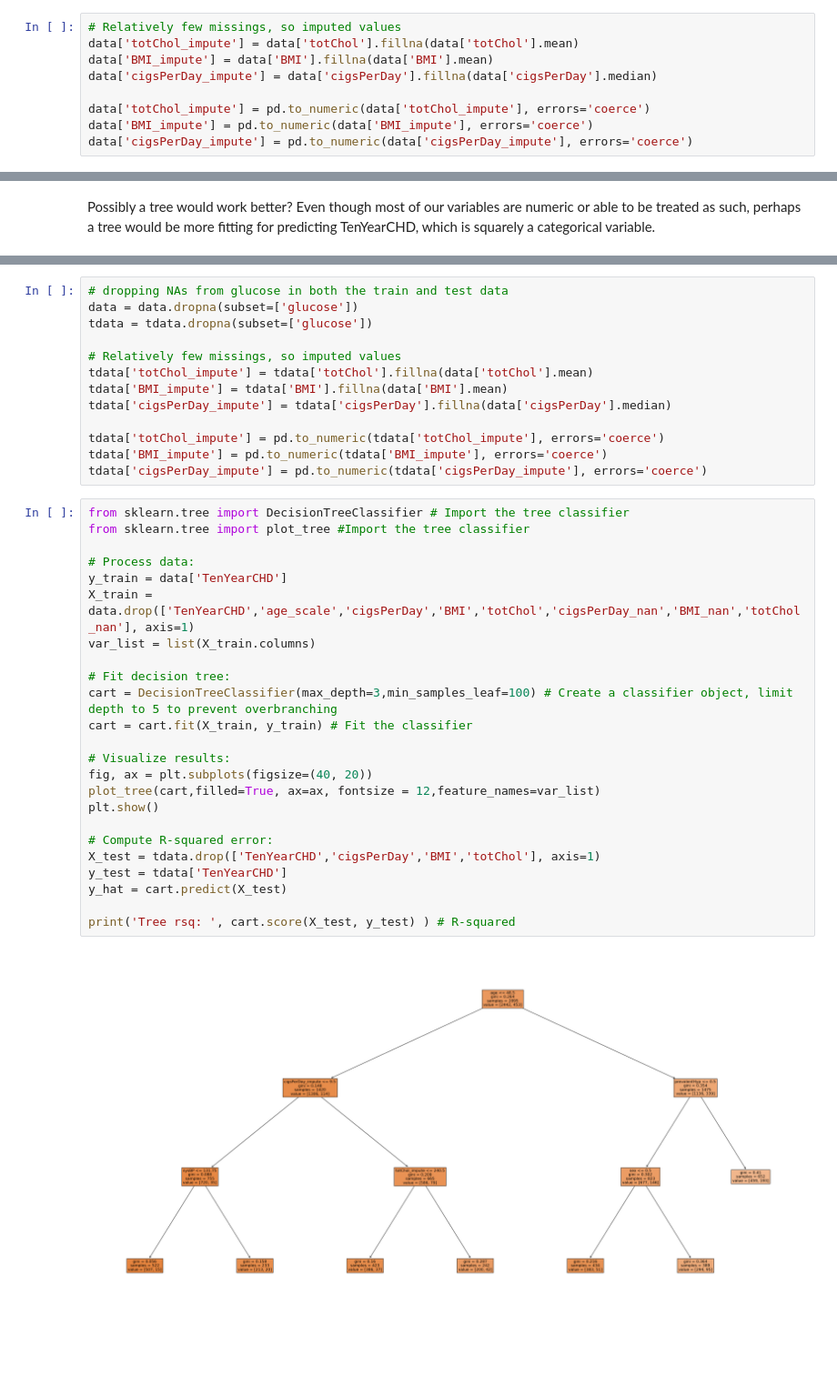
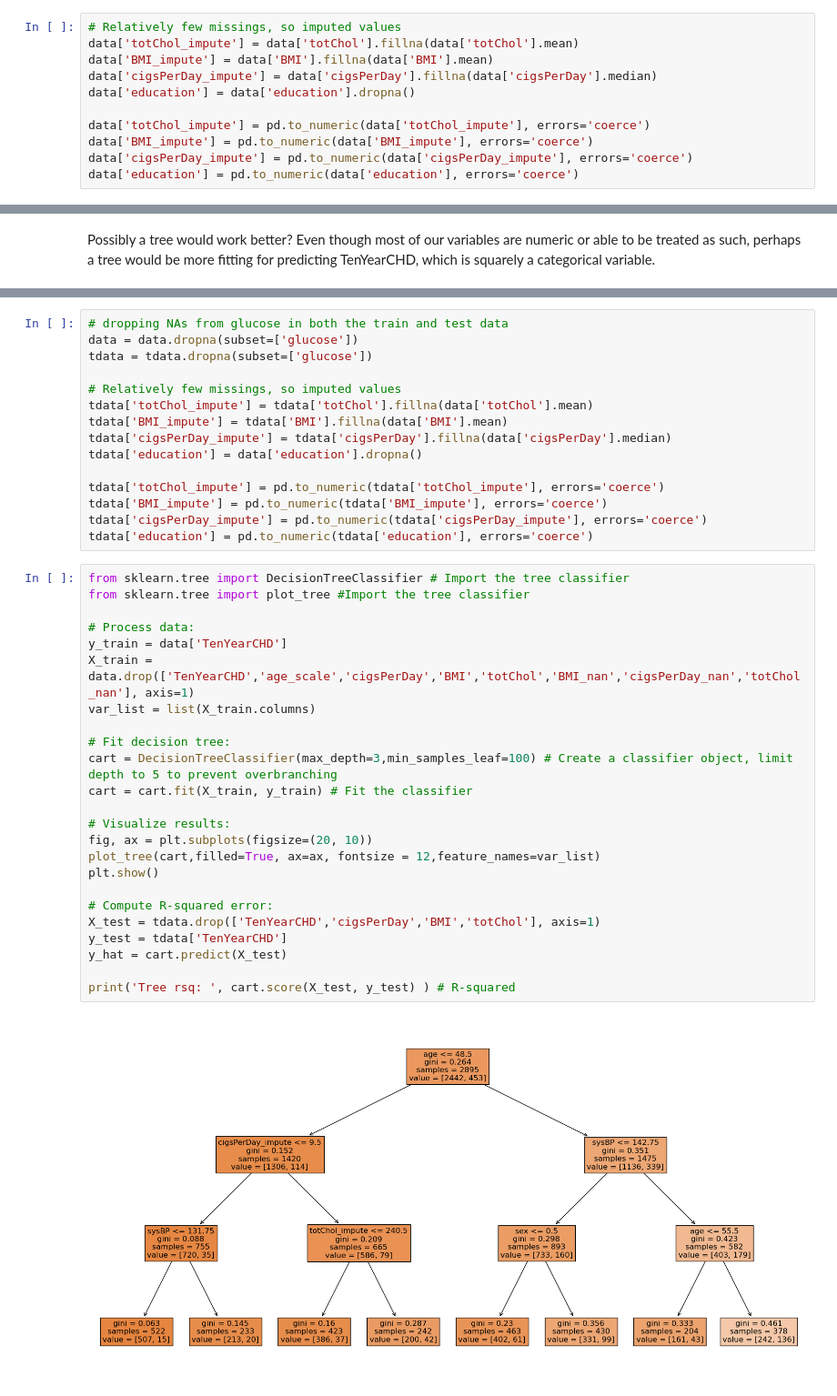
Before and after one commit to vnewsome/project_chd, a Jupyter notebook: ML_project2.ipynb, the cells around one changed output, grey strips where cells are left out. Shown at 91% size. Cells and saved outputs as stored; diff of their text form; blank space fills up the shorter version.

Commit message:
dropped NAs in education and cleaned a little code

```diff
--- a/ML_project2.ipynb
+++ b/ML_project2.ipynb
@@ -274,10 +274,12 @@ Total Missings:
 data['totChol_impute'] = data['totChol'].fillna(data['totChol'].mean)
 data['BMI_impute'] = data['BMI'].fillna(data['BMI'].mean)
 data['cigsPerDay_impute'] = data['cigsPerDay'].fillna(data['cigsPerDay'].median)
+data['education'] = data['education'].dropna()
 
 data['totChol_impute'] = pd.to_numeric(data['totChol_impute'], errors='coerce')
 data['BMI_impute'] = pd.to_numeric(data['BMI_impute'], errors='coerce')
 data['cigsPerDay_impute'] = pd.to_numeric(data['cigsPerDay_impute'], errors='coerce')
+data['education'] = pd.to_numeric(data['education'], errors='coerce')
 # %%
 data['age_scale'] = np.arcsinh(data['age'])
 # %%
@@ -337,35 +341,37 @@ tdata = tdata.dropna(subset=['glucose'])
 tdata['totChol_impute'] = tdata['totChol'].fillna(data['totChol'].mean)
 tdata['BMI_impute'] = tdata['BMI'].fillna(data['BMI'].mean)
 tdata['cigsPerDay_impute'] = tdata['cigsPerDay'].fillna(data['cigsPerDay'].median)
+tdata['education'] = data['education'].dropna()
 
 tdata['totChol_impute'] = pd.to_numeric(tdata['totChol_impute'], errors='coerce')
 tdata['BMI_impute'] = pd.to_numeric(tdata['BMI_impute'], errors='coerce')
 tdata['cigsPerDay_impute'] = pd.to_numeric(tdata['cigsPerDay_impute'], errors='coerce')
+tdata['education'] = pd.to_numeric(tdata['education'], errors='coerce')
 # %%
 from sklearn.tree import DecisionTreeClassifier # Import the tree classifier
 from sklearn.tree import plot_tree #Import the tree classifier
 
 # Process data:
 y_train = data['TenYearCHD']
-X_train = data.drop(['TenYearCHD','age_scale','cigsPerDay','BMI','totChol','cigsPerDay_nan','BMI_nan','totChol_nan'], axis=1)
+X_train = data.drop(['TenYearCHD','age_scale','cigsPerDay','BMI','totChol','BMI_nan','cigsPerDay_nan','totChol_nan'], axis=1)
 var_list = list(X_train.columns)
 
 # Fit decision tree:
 cart = DecisionTreeClassifier(max_depth=3,min_samples_leaf=100) # Create a classifier object, limit depth to 5 to prevent overbranching
 cart = cart.fit(X_train, y_train) # Fit the classifier
 
 # Visualize results:
-fig, ax = plt.subplots(figsize=(40, 20))
+fig, ax = plt.subplots(figsize=(20, 10))
 plot_tree(cart,filled=True, ax=ax, fontsize = 12,feature_names=var_list)
 plt.show()
 
 # Compute R-squared error:
 X_test = tdata.drop(['TenYearCHD','cigsPerDay','BMI','totChol'], axis=1)
 y_test = tdata['TenYearCHD']
 y_hat = cart.predict(X_test)
 
 print('Tree rsq: ', cart.score(X_test, y_test) ) # R-squared
 # %% [output]
-[figure, old version]
+[figure, new version]
 Tree rsq:  0.8526645768025078
 # %% [markdown]
```
Also changed, not shown: parts of 2 cells of this notebook.
